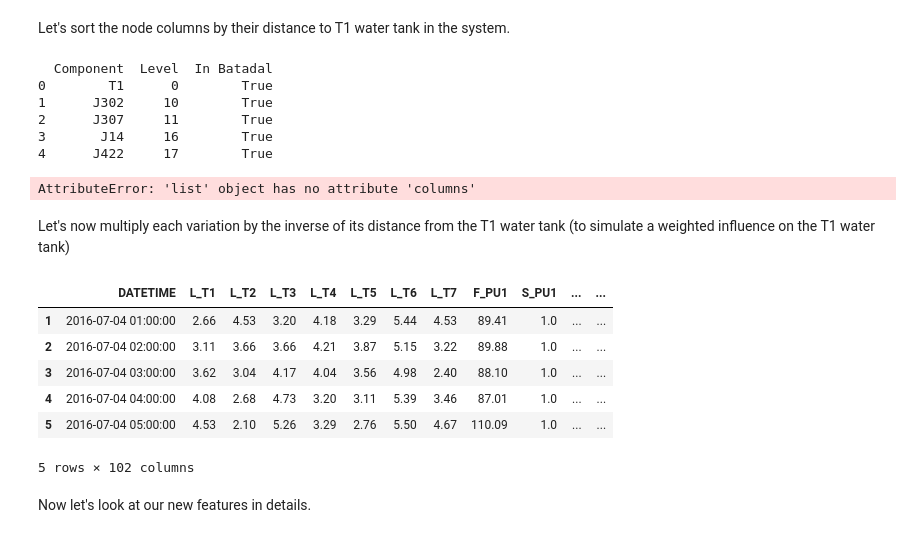
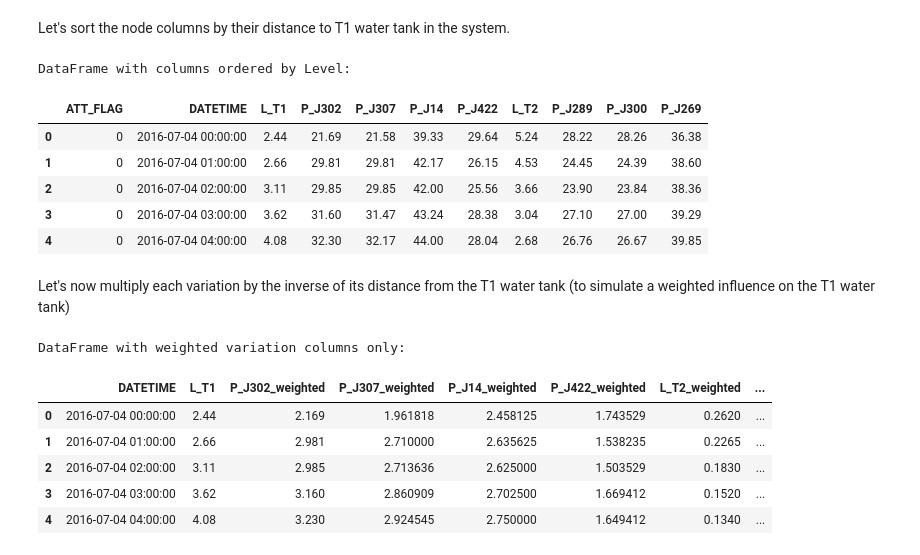
Before and after one commit to Striky2/ics-cybersleuth-ai, a Jupyter notebook: main-jupy-bk.ipynb, the cells around one changed output. Cells and saved outputs as stored; diff of their text form; code cells hidden in the pictures.

```diff
--- a/main-jupy-bk.ipynb
+++ b/main-jupy-bk.ipynb
@@ -786,61 +768,50 @@ ordered_columns = ['ATT_FLAG', 'DATETIME'] + [
     f'{prefix}{comp}'
     for comp in components_sorted
     for prefix in prefixes
-    if f'{prefix}{comp}' in data.columns
+    if f'{prefix}{comp}' in batadal_data_wth_attack.columns
 ]
 
 # Reorder the columns in data_filtered based on Level
-data_filtered = neighbors_in_batadal_df[ordered_columns].copy()
+data_filtered = batadal_data_wth_attack[ordered_columns].copy()
 
 # Display the DataFrame with columns ordered by Level
 print("DataFrame with columns ordered by Level:")
 
 data_filtered.head()
 # %% [output]
-  Component  Level  In Batadal
-0        T1      0        True
-1      J302     10        True
-2      J307     11        True
-3       J14     16        True
-4      J422     17        True
+DataFrame with columns ordered by Level:
-AttributeError: 'list' object has no attribute 'columns'
+|  | ATT_FLAG | DATETIME | L_T1 | P_J302 | P_J307 | P_J14 | P_J422 | L_T2 | P_J289 | P_J300 | P_J269 |
+| 0 | 0 | 2016-07-04 00:00:00 | 2.44 | 21.69 | 21.58 | 39.33 | 29.64 | 5.24 | 28.22 | 28.26 | 36.38 |
+| 1 | 0 | 2016-07-04 01:00:00 | 2.66 | 29.81 | 29.81 | 42.17 | 26.15 | 4.53 | 24.45 | 24.39 | 38.60 |
+| 2 | 0 | 2016-07-04 02:00:00 | 3.11 | 29.85 | 29.85 | 42.00 | 25.56 | 3.66 | 23.90 | 23.84 | 38.36 |
+| 3 | 0 | 2016-07-04 03:00:00 | 3.62 | 31.60 | 31.47 | 43.24 | 28.38 | 3.04 | 27.10 | 27.00 | 39.29 |
+| 4 | 0 | 2016-07-04 04:00:00 | 4.08 | 32.30 | 32.17 | 44.00 | 28.04 | 2.68 | 26.76 | 26.67 | 39.85 |
 # %% [markdown]
 Let's now multiply each variation by the inverse of its distance from the T1 water tank (to simulate a weighted influence on the T1 water tank)
 # %%
-if use_neighbors_only:
-    #apply weight
-    apply_weight = True
+# Apply weights based on the inverse distance for each component
+level_weights = {row['Component']: 1 / row['Level'] for _, row in neighbors_in_batadal_df.iterrows() if row['Component'] != 'T1'}
 
-    # Apply weights based on the inverse distance for each component
-    level_weights = {row['Component']: 1 / row['Level'] for _, row in neighbors_in_batadal_df.iterrows() if row['Component'] != 'T1'}
+# Multiply each relevant column in 'data_filtered' by its weight using .loc for safe assignment
+for col in data_filtered.columns:
+    if col not in ['ATT_FLAG', 'DATETIME', 'L_T1']:  # Exclude non-feature columns and the target
+        # Extract the component name (e.g., 'P_J302_variation' -> 'J302')
+        component = col.split('_')[1] if 'variation' in col else col.split('_')[-1]
+        if component in level_weights:  # Check if the component has an associated weight
+            data_filtered.loc[:, f'{col}_weighted'] = data_filtered[col] * level_weights[component]  # Safe assignment using .loc
 
-    # Multiply each relevant column in 'data_filtered' by its weight using .loc for safe assignment
-    for col in data_filtered.columns:
-        if col not in ['ATT_FLAG', 'DATETIME', 'L_T1']:  # Exclude non-feature columns and the target
-            # Extract the component name (e.g., 'P_J302_variation' -> 'J302')
-            component = col.split('_')[1] if 'variation' in col else col.split('_')[-1]
-            if component in level_weights:  # Check if the component has an associated weight
-                if (apply_weight) :
-                    data_filtered.loc[:, f'{col}_weighted'] = data_filtered[col] * level_weights[component]  # Safe assignment using .loc
-                else:
-                    data_filtered.loc[:, f'{col}_weighted'] = data_filtered[col]
+# Filter to keep only variation_weighted columns and specific columns like 'DATETIME' and 'L_T1'
+data_filtered = data_filtered[[col for col in data_filtered.columns if 'weighted' in col or col in ['DATETIME', 'L_T1']]].copy()  # Create a copy
 
-    # Filter to keep only variation_weighted columns and specific columns like 'DATETIME' and 'L_T1'
-    data_filtered = data_filtered[[col for col in data_filtered.columns if 'weighted' in col or col in ['DATETIME', 'L_T1']]].copy()  # Create a copy
-
-    # Display the final DataFrame with weighted variation columns
-    print("DataFrame with weighted variation columns only:")
-else:
-    data_filtered = data.copy()
+# Display the final DataFrame with weighted variation columns
+print("DataFrame with weighted variation columns only:")
 
 data_filtered.head()
 # %% [output]
+DataFrame with weighted variation columns only:
-|  | DATETIME | L_T1 | L_T2 | L_T3 | L_T4 | L_T5 | L_T6 | L_T7 | F_PU1 | S_PU1 | ... | ... |
-| 1 | 2016-07-04 01:00:00 | 2.66 | 4.53 | 3.20 | 4.18 | 3.29 | 5.44 | 4.53 | 89.41 | 1.0 | ... | ... |
-| 2 | 2016-07-04 02:00:00 | 3.11 | 3.66 | 3.66 | 4.21 | 3.87 | 5.15 | 3.22 | 89.88 | 1.0 | ... | ... |
-| 3 | 2016-07-04 03:00:00 | 3.62 | 3.04 | 4.17 | 4.04 | 3.56 | 4.98 | 2.40 | 88.10 | 1.0 | ... | ... |
-| 4 | 2016-07-04 04:00:00 | 4.08 | 2.68 | 4.73 | 3.20 | 3.11 | 5.39 | 3.46 | 87.01 | 1.0 | ... | ... |
-| 5 | 2016-07-04 05:00:00 | 4.53 | 2.10 | 5.26 | 3.29 | 2.76 | 5.50 | 4.67 | 110.09 | 1.0 | ... | ... |
+|  | DATETIME | L_T1 | P_J302_weighted | P_J307_weighted | P_J14_weighted | P_J422_weighted | L_T2_weighted | ... |
+| 0 | 2016-07-04 00:00:00 | 2.44 | 2.169 | 1.961818 | 2.458125 | 1.743529 | 0.2620 | ... |
+| 1 | 2016-07-04 01:00:00 | 2.66 | 2.981 | 2.710000 | 2.635625 | 1.538235 | 0.2265 | ... |
+| 2 | 2016-07-04 02:00:00 | 3.11 | 2.985 | 2.713636 | 2.625000 | 1.503529 | 0.1830 | ... |
+| 3 | 2016-07-04 03:00:00 | 3.62 | 3.160 | 2.860909 | 2.702500 | 1.669412 | 0.1520 | ... |
+| 4 | 2016-07-04 04:00:00 | 4.08 | 3.230 | 2.924545 | 2.750000 | 1.649412 | 0.1340 | ... |
-5 rows × 102 columns
-# %% [markdown]
-Now let's look at our new features in details.
```
Also changed, not shown: parts of 10 cells of this notebook.
